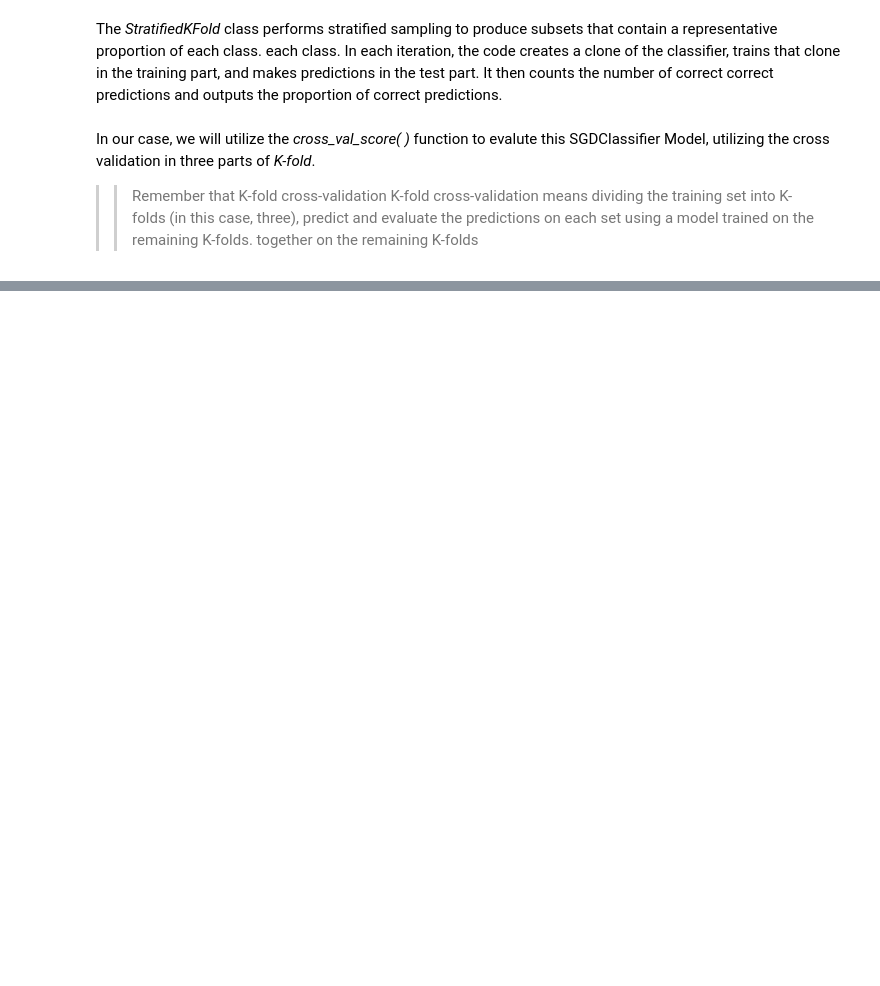
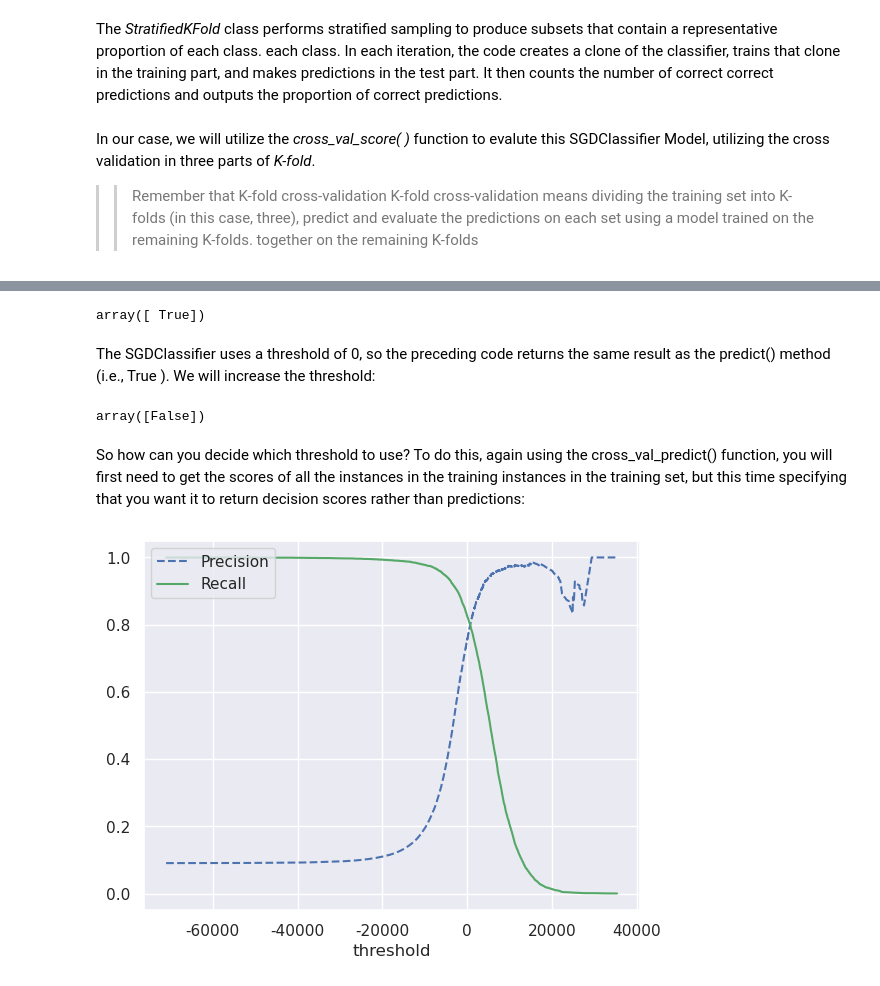
Before and after one commit to BPalhano/Machine-Learning, a Jupyter notebook: Classification/Classifier model.ipynb, the cells around one changed output, grey strips where cells are left out. Saved outputs shown, nothing was run; the diff lists cells and outputs as text; code cells hidden in the pictures; blank space fills up the shorter version.

```diff
--- a/Classification/Classifier model.ipynb
+++ b/Classification/Classifier model.ipynb
@@ -164,0 +314,41 @@ array([0.96715, 0.9653 , 0.96995])
+# %%
+y_scores = sgd_clf.decision_function([some_digit])
+
+threshold = 0
+y_some_digit_pred = (y_scores > threshold)
+
+y_some_digit_pred
+# %% [output]
+array([ True])
+# %% [markdown]
+The SGDClassifier uses a threshold of 0, so the preceding code returns the same
+result as the predict() method (i.e., True ). We will increase the threshold:
+# %%
+threshold = -200000
+y_some_digit_pred = (y_scores < threshold)
+y_some_digit_pred
+# %% [output]
+array([False])
+# %% [markdown]
+So how can you decide which threshold to use? To do this, again using the
+cross_val_predict() function, you will first need to get the scores of all the instances in the training
+instances in the training set, but this time specifying that you want it to
+return decision scores rather than predictions:
+# %%
+y_scores = cross_val_predict(sgd_clf, X_train, y_train_5, cv=3, method="decision_function")
+
+from sklearn.metrics import precision_recall_curve
+
+precisions, recalls, thresholds = precision_recall_curve(y_train_5 , y_scores)
+# %%
+def plot_precision_recall_vs_threshold(precisions, recalls, thresholds):
+
+    plt.plot(thresholds, precisions[:-1], "b--", label="Precision")
+    plt.plot(thresholds, recalls[:-1], "g-", label="Recall")
+    plt.xlabel("threshold")
+    plt.legend(loc="upper left")
+
+plot_precision_recall_vs_threshold(precisions, recalls, thresholds)
+plt.show()
+# %% [output]
+[figure, added]
```
Also changed, not shown: parts of 36 cells of this notebook.
